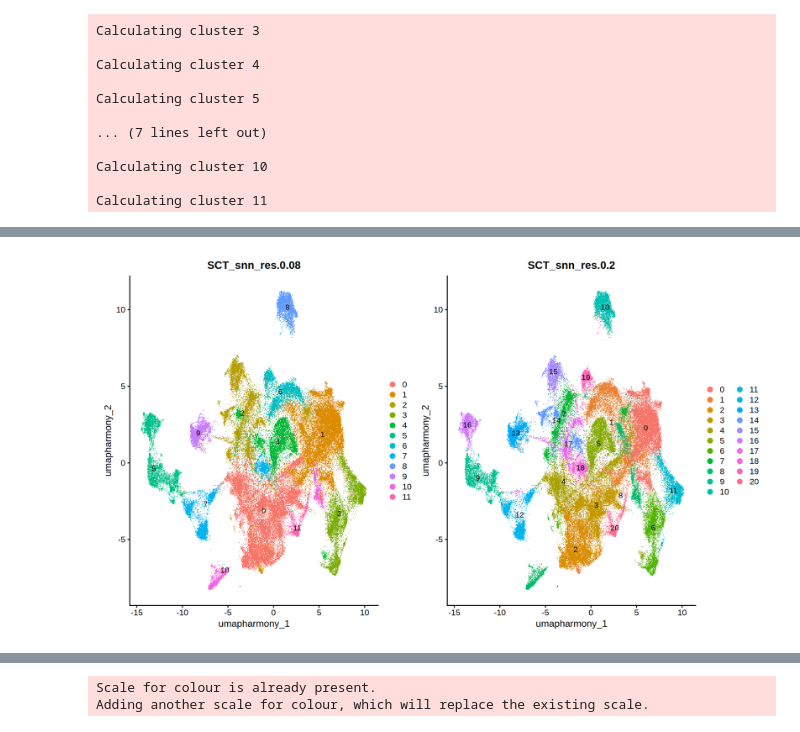
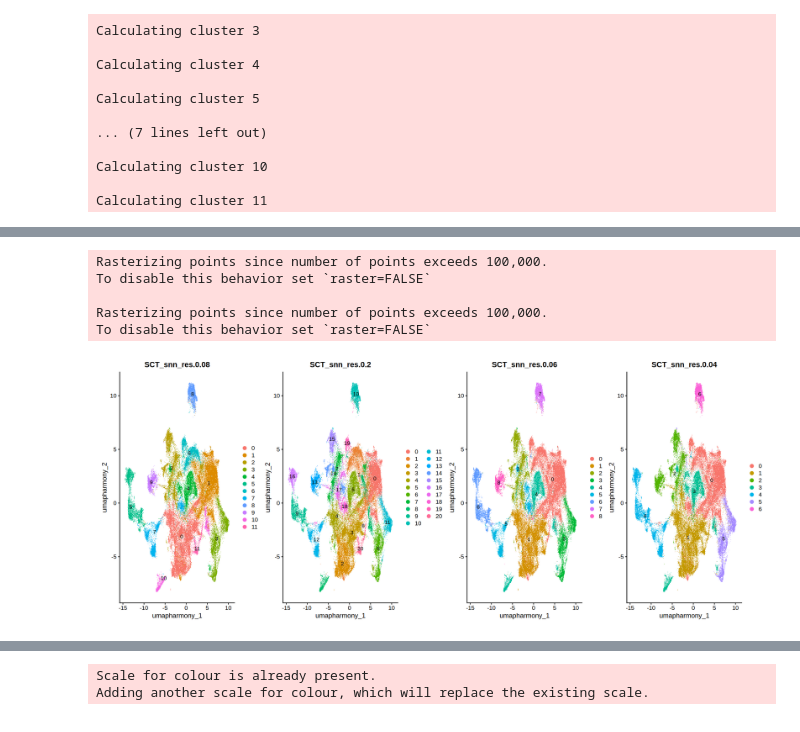
Before and after one commit to bao-mathmod/Gliomas, a Jupyter notebook: 04.upstream/4.3_scRNA/03.subclustering/myeloid/01_1_myeloid_eda.ipynb, the cells around one changed output, grey strips where cells are left out. Cells and saved outputs as stored; diff of their text form; code cells hidden in the pictures.

```diff
--- a/04.upstream/4.3_scRNA/03.subclustering/myeloid/01_1_myeloid_eda.ipynb
+++ b/04.upstream/4.3_scRNA/03.subclustering/myeloid/01_1_myeloid_eda.ipynb
@@ -204,0 +260,9 @@ A data.frame: 15 × 7
+# %%
+p3 <- DimPlot(myeloid, reduction = 'umap.harmony', group.by = 'SCT_snn_res.0.06', label = TRUE)
+p4 <- DimPlot(myeloid, reduction = 'umap.harmony', group.by = 'SCT_snn_res.0.04', label = TRUE)
+# %% [output]
+Rasterizing points since number of points exceeds 100,000.
+To disable this behavior set `raster=FALSE`
+
+Rasterizing points since number of points exceeds 100,000.
+To disable this behavior set `raster=FALSE`
@@ -205,5 +274,5 @@ A data.frame: 15 × 7
 # %%
-options(repr.plot.width = 14, repr.plot.height = 8)
-p1 | p2
+options(repr.plot.width = 20, repr.plot.height = 8)
+p1 | p2 | p3 | p4
 # %% [output]
-[figure, old version]
+[figure, new version]
```
Also changed, not shown: parts of 20 cells of this notebook, 1 other file.
